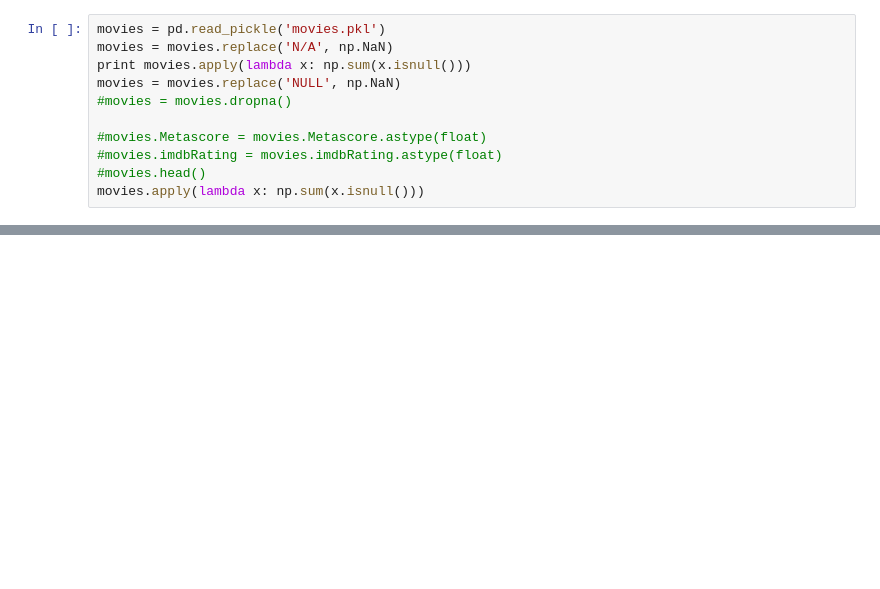
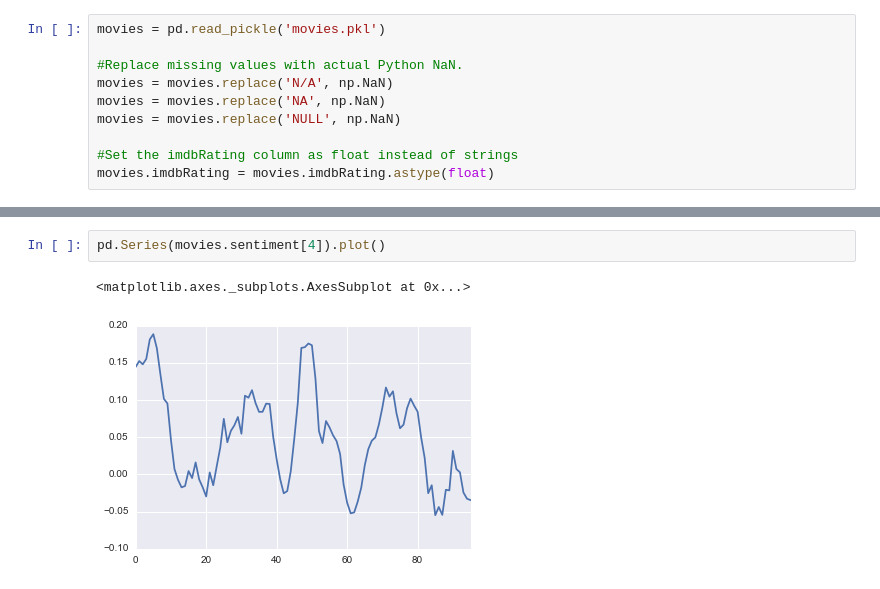
Before and after one commit to pedroargento/sfdat28-Argento, a Jupyter notebook: Capstone_project/Movies.ipynb, the cells around one changed output, grey strips where cells are left out. Cells and saved outputs as stored; diff of their text form; blank space fills up the shorter version.

```diff
--- a/Capstone_project/Movies.ipynb
+++ b/Capstone_project/Movies.ipynb
@@ -7,12 +14,11 @@ import matplotlib.pyplot as plt
 # %%
 movies = pd.read_pickle('movies.pkl')
+
+#Replace missing values with actual Python NaN.
 movies = movies.replace('N/A', np.NaN)
-print movies.apply(lambda x: np.sum(x.isnull()))
+movies = movies.replace('NA', np.NaN)
 movies = movies.replace('NULL', np.NaN)
-#movies = movies.dropna()
 
-#movies.Metascore = movies.Metascore.astype(float)
-#movies.imdbRating = movies.imdbRating.astype(float)
-#movies.head()
-movies.apply(lambda x: np.sum(x.isnull()))
+#Set the imdbRating column as float instead of strings
+movies.imdbRating = movies.imdbRating.astype(float)
 # %% [output]
@@ -82,0 +206,5 @@ movies[movies.imdbID.isnull()]
+# %%
+pd.Series(movies.sentiment[4]).plot()
+# %% [output]
+<matplotlib.axes._subplots.AxesSubplot at 0x...>
+[figure, added]
```
Also changed, not shown: parts of 25 cells of this notebook.
